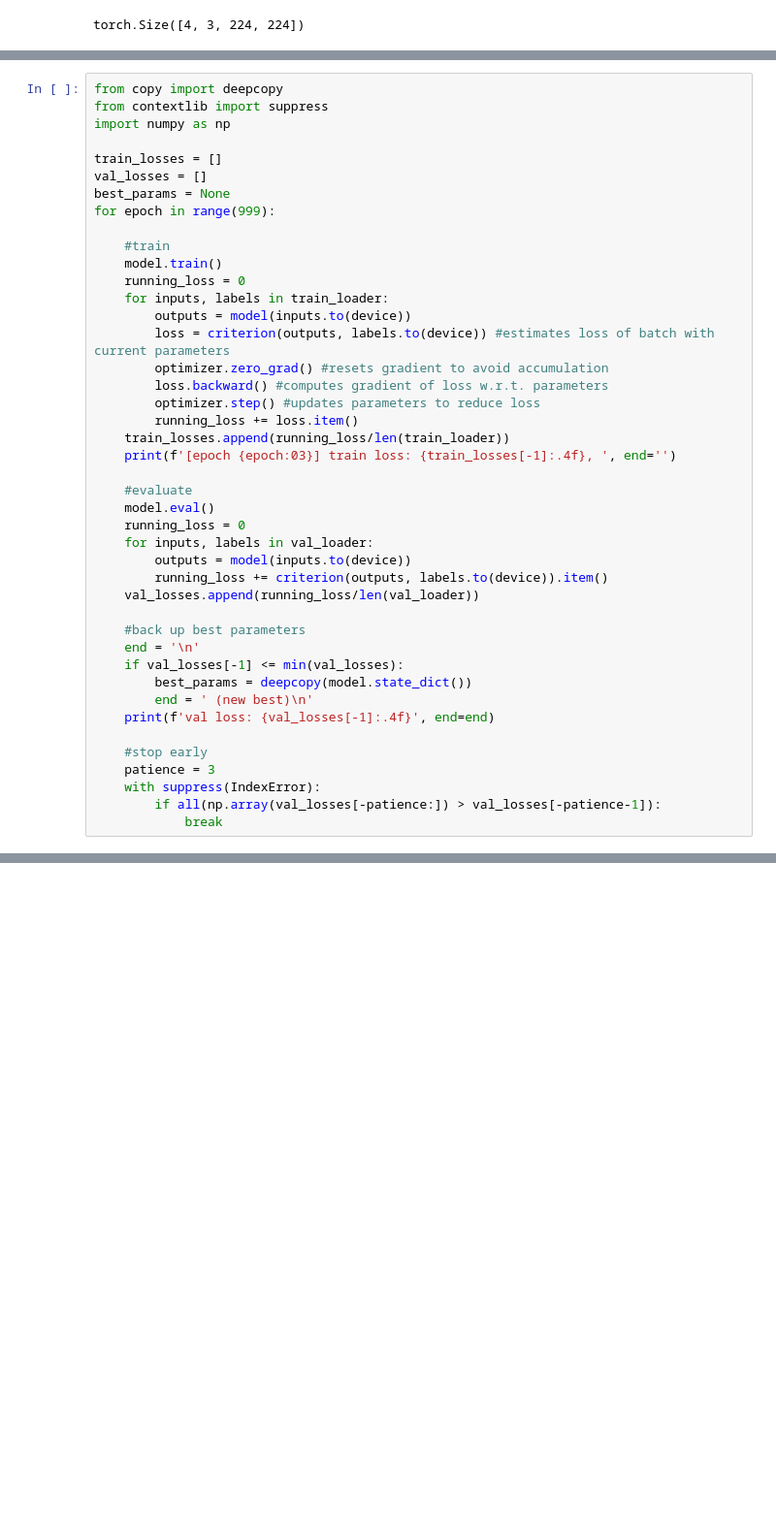
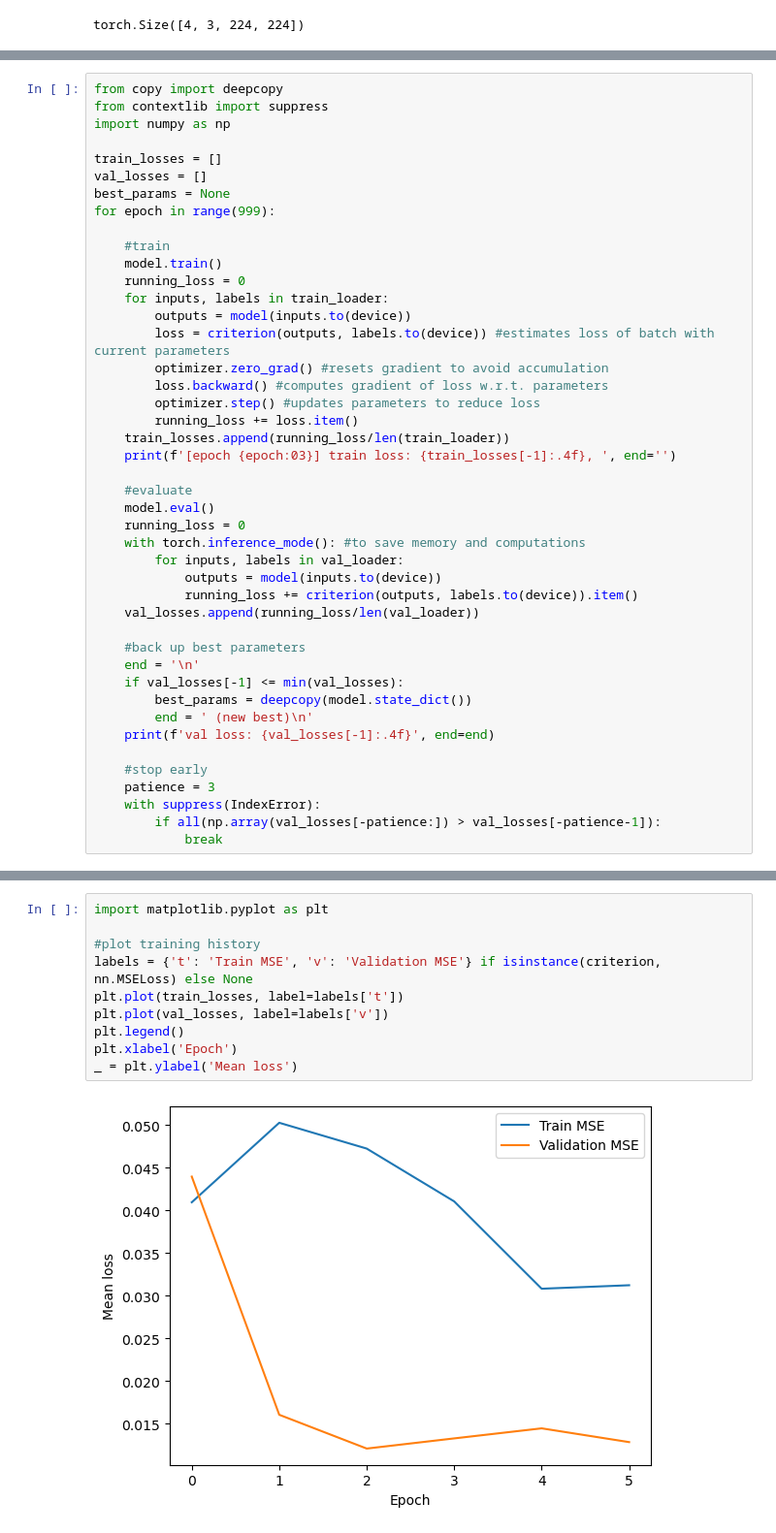
Before and after one commit to MadelineKelly196/Spectrofy, a Jupyter notebook: model_danceability.ipynb, the cells around one changed output, grey strips where cells are left out. Shown: that part at 97% size. Cells and saved outputs as stored; diff of their text form; blank space fills up the shorter version.

```diff
--- a/model_danceability.ipynb
+++ b/model_danceability.ipynb
@@ -69,9 +69,10 @@ for epoch in range(999):
     #evaluate
     model.eval()
     running_loss = 0
-    for inputs, labels in val_loader:
-        outputs = model(inputs.to(device))
-        running_loss += criterion(outputs, labels.to(device)).item()
+    with torch.inference_mode(): #to save memory and computations
+        for inputs, labels in val_loader:
+            outputs = model(inputs.to(device))
+            running_loss += criterion(outputs, labels.to(device)).item()
     val_losses.append(running_loss/len(val_loader))
 
     #back up best parameters
@@ -99,0 +97,12 @@ for epoch in range(999):
+# %%
+import matplotlib.pyplot as plt
+
+#plot training history
+labels = {'t': 'Train MSE', 'v': 'Validation MSE'} if isinstance(criterion, nn.MSELoss) else None
+plt.plot(train_losses, label=labels['t'])
+plt.plot(val_losses, label=labels['v'])
+plt.legend()
+plt.xlabel('Epoch')
+_ = plt.ylabel('Mean loss')
+# %% [output]
+[figure, added]
```
Also changed, not shown: parts of 5 cells of this notebook, 1 other file.
